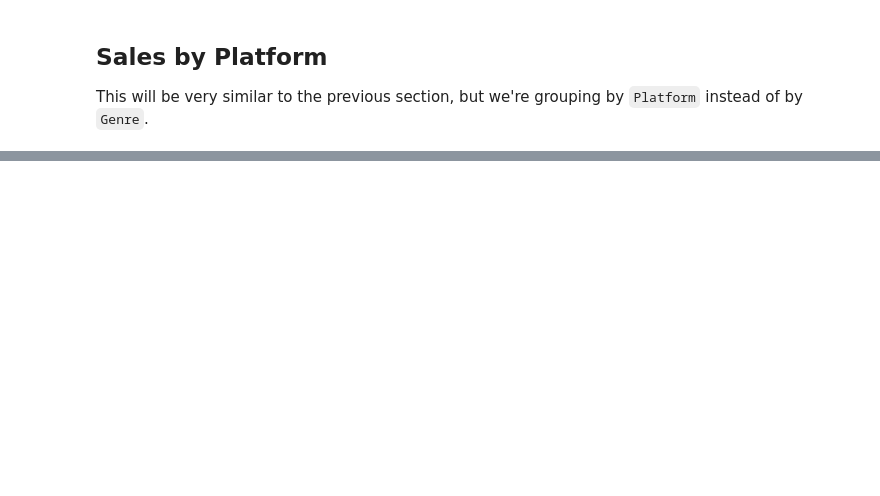
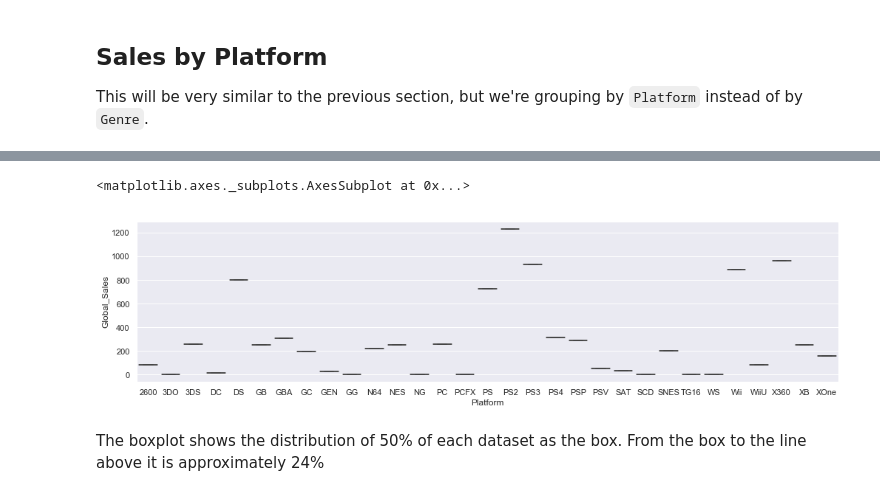
Before and after one commit to NicholasCrossman/python-game-sales-data-cleaning, a Jupyter notebook: game-sales-data-analysis.ipynb, the cells around one changed output, grey strips where cells are left out. Drawn from its saved outputs; the diff is of its cells as text; code cells hidden in the pictures; blank space fills up the shorter version.

```diff
--- a/game-sales-data-analysis.ipynb
+++ b/game-sales-data-analysis.ipynb
@@ -158,0 +150,10 @@ The bars show that North America's most popular platform was the XBox 360, Europ
+# %%
+global_sales_per_platform = data.groupby('Platform', as_index=False)['Global_Sales'].sum()
+
+sb.set(rc={"figure.figsize":(17, 4)}) # make the plot wider so all the Platforms can be seen
+sb.boxplot(x='Platform', y='Global_Sales', data=global_sales_per_platform)
+# %% [output]
+<matplotlib.axes._subplots.AxesSubplot at 0x...>
+[figure, added]
+# %% [markdown]
+The boxplot shows the distribution of 50% of each dataset as the box. From the box to the line above it is approximately 24%
```
Also changed, not shown: parts of 17 cells of this notebook.
